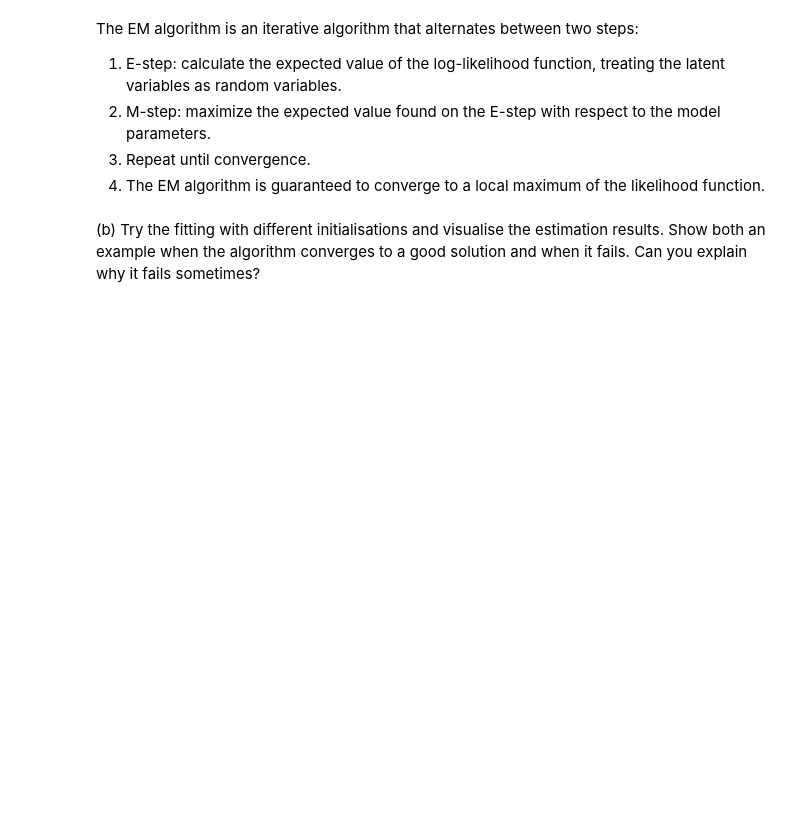
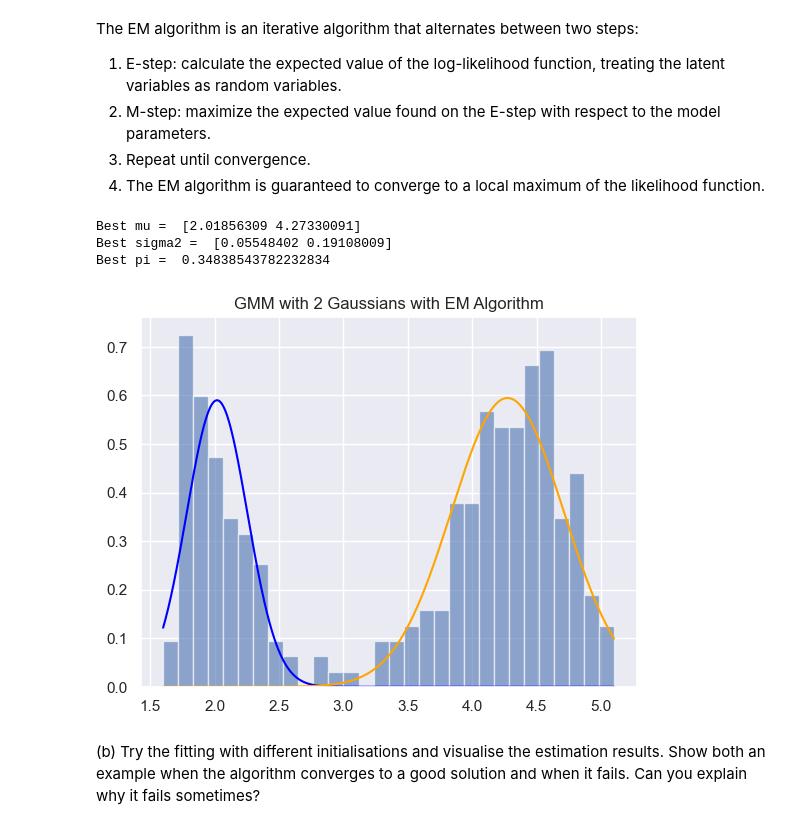
Before and after one commit to andeepl7/AdvancedML, a Jupyter notebook: Exercise 4/w04_Task2.ipynb, the cells around one changed output. Saved outputs shown, nothing was run; the diff lists cells and outputs as text; code cells hidden in the pictures; blank space fills up the shorter version.

```diff
--- a/Exercise 4/w04_Task2.ipynb
+++ b/Exercise 4/w04_Task2.ipynb
@@ -90,4 +108,25 @@ def em_gmm_1d(data, n_iterations=100, tol=1e-4):
-# %%
-mu, sigma2, pi = em_gmm_1d(data)
+# %%
+# Visualization function
+def plot_gmm(data, mu, sigma2, pi, title):
+    x = np.linspace(min(data), max(data), 1000)
+    plt.hist(data, bins=30, density=True, alpha=0.6, color='b')
+    plt.plot(x, pi * gaussian_pdf(x, mu[0], sigma2[0]), color='blue')
+    plt.plot(x, (1-pi) * gaussian_pdf(x, mu[1], sigma2[1]), color='orange')
+    plt.title(title)
+    plt.show()
+# %%
+# Fit GMM with EM algorithm without providing initial parameters
+best_mu, best_sigma2, best_pi = em_gmm_1d_best(data)
+print("Best mu = ", best_mu)
+print("Best sigma2 = ", best_sigma2)
+print("Best pi = ", best_pi)
+# %% [output]
+Best mu =  [2.01856309 4.27330091]
+Best sigma2 =  [0.05548402 0.19108009]
+Best pi =  0.34838543782232834
+# %%
+plot_gmm(data, best_mu, best_sigma2, best_pi, f"GMM with 2 Gaussians with EM Algorithm")
+# %% [output]
+[figure, added]
 # %% [markdown]
 (b) Try the fitting with different initialisations and visualise the estimation results. Show both an example when the algorithm converges to a good solution and when it fails. Can you explain why it fails sometimes?
```
Also changed, not shown: parts of 12 cells of this notebook.
